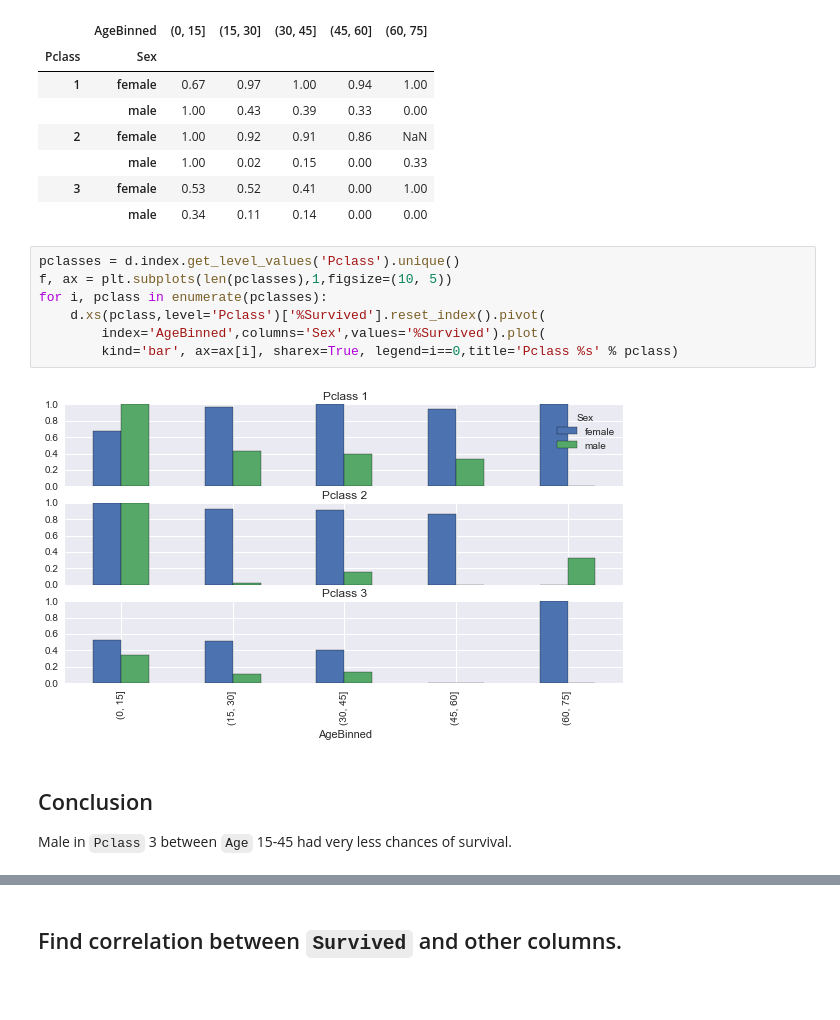
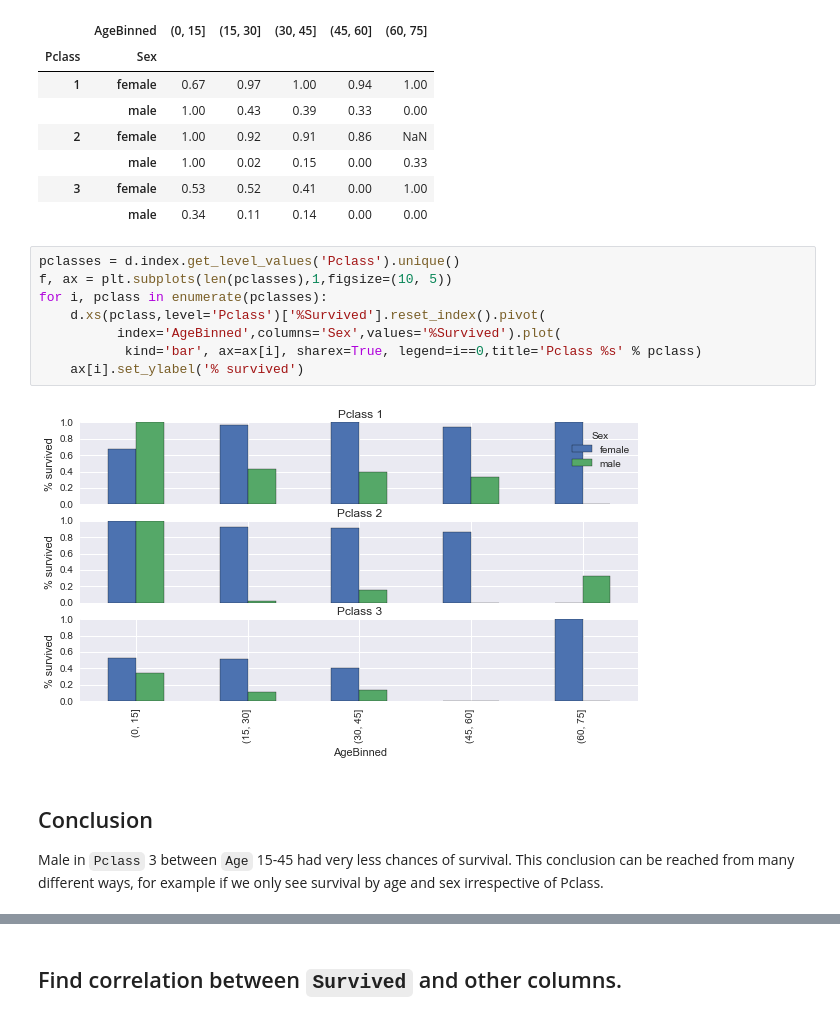
Before and after one commit to sgurjar/dand, a Jupyter notebook: p2-investigate-a-dataset/p2-investigate_a_dataset.ipynb, the cells around one changed output, grey strips where cells are left out. Saved outputs shown, nothing was run; the diff lists cells and outputs as text; blank space fills up the shorter version.

```diff
--- a/p2-investigate-a-dataset/p2-investigate_a_dataset.ipynb
+++ b/p2-investigate-a-dataset/p2-investigate_a_dataset.ipynb
@@ -347,12 +360,13 @@ d['%Survived'].unstack()
 # %%
 pclasses = d.index.get_level_values('Pclass').unique()
 f, ax = plt.subplots(len(pclasses),1,figsize=(10, 5))
 for i, pclass in enumerate(pclasses):
     d.xs(pclass,level='Pclass')['%Survived'].reset_index().pivot(
-        index='AgeBinned',columns='Sex',values='%Survived').plot(
-        kind='bar', ax=ax[i], sharex=True, legend=i==0,title='Pclass %s' % pclass)
+          index='AgeBinned',columns='Sex',values='%Survived').plot(
+           kind='bar', ax=ax[i], sharex=True, legend=i==0,title='Pclass %s' % pclass)
+    ax[i].set_ylabel('% survived')
 # %% [output]
-[figure, old version]
+[figure, new version]
 # %% [markdown]
 ## Conclusion
-Male in `Pclass` 3 between `Age` 15-45 had very less chances of survival.
+Male in `Pclass` 3 between `Age` 15-45 had very less chances of survival. This conclusion can be reached from many different ways, for example if we only see survival by age and sex irrespective of Pclass.
```
Also changed, not shown: parts of 10 cells of this notebook.
